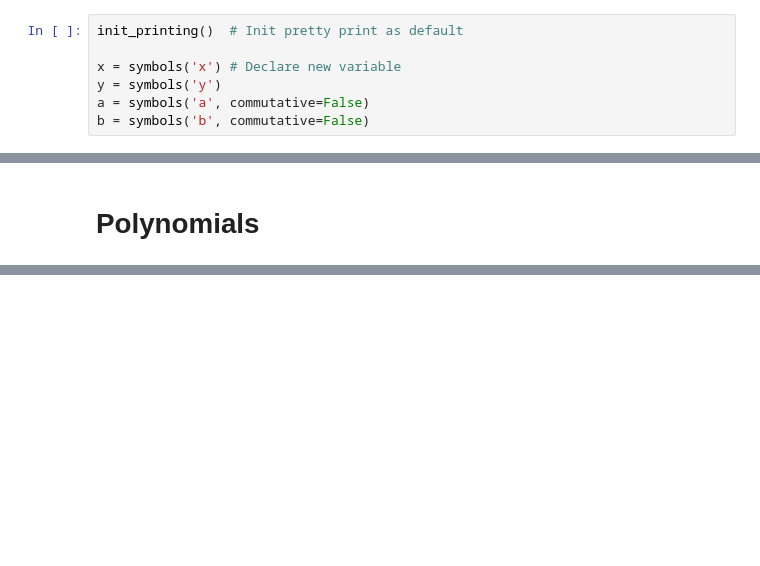
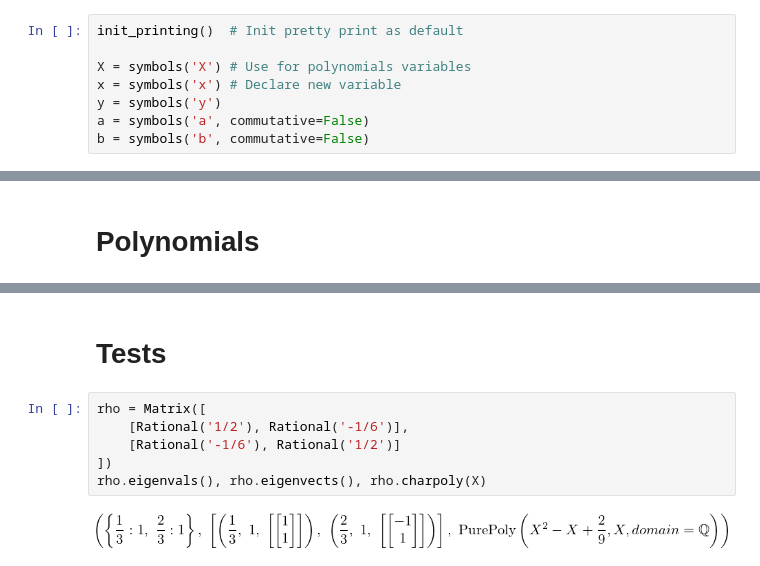
Before and after one commit to greglan/python, a Jupyter notebook: maths/sympy-demo.ipynb, the cells around one changed output, grey strips where cells are left out. Saved outputs shown, nothing was run; the diff lists cells and outputs as text; blank space fills up the shorter version.

```diff
--- a/maths/sympy-demo.ipynb
+++ b/maths/sympy-demo.ipynb
@@ -7,6 +7,7 @@ from sympy import *
 # %%
 init_printing()  # Init pretty print as default
 
+X = symbols('X') # Use for polynomials variables
 x = symbols('x') # Declare new variable
 y = symbols('y')
 a = symbols('a', commutative=False)
@@ -93,0 +99,10 @@ p.factor()
+# %% [markdown]
+# Tests
+# %%
+rho = Matrix([
+    [Rational('1/2'), Rational('-1/6')],
+    [Rational('-1/6'), Rational('1/2')]
+])
+rho.eigenvals(), rho.eigenvects(), rho.charpoly(X)
+# %% [output]
+[figure, added]
```
Also changed, not shown: parts of 14 cells of this notebook, 3 other files.
